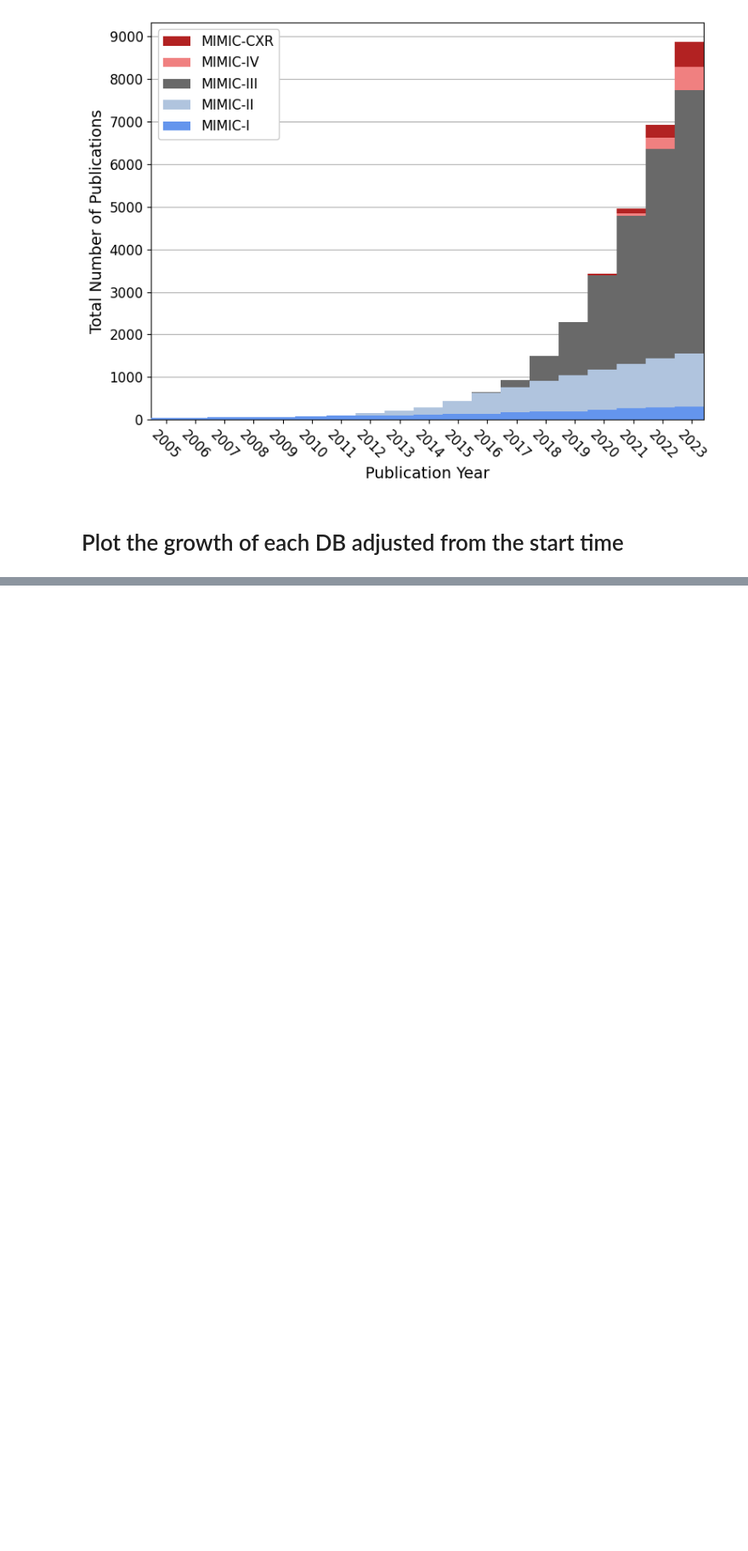
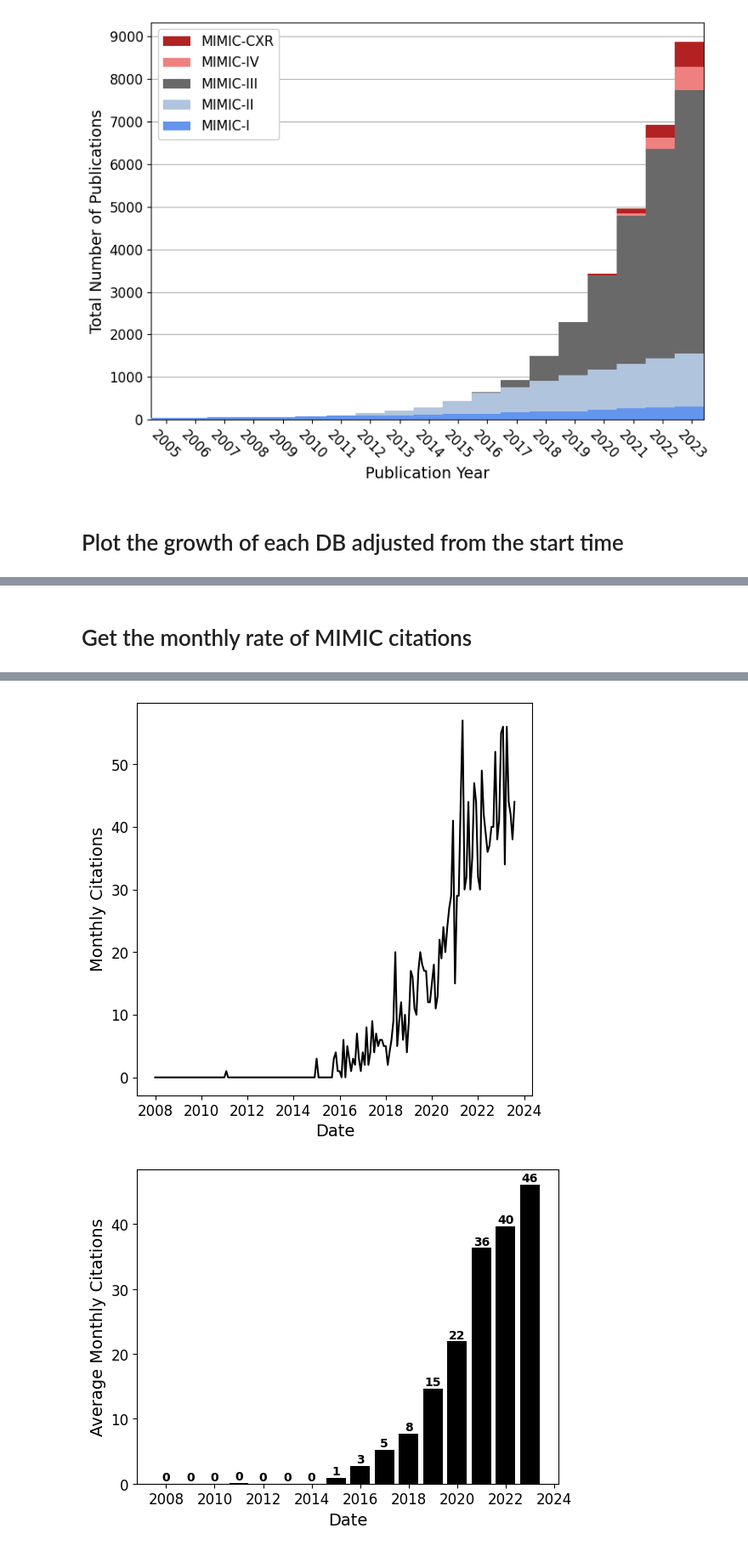
Before and after one commit to MIT-LCP/citation-tracker, a Jupyter notebook: mimic-citations.ipynb, the cells around one changed output, grey strips where cells are left out. Shown: that part at 85% size. Saved outputs shown, nothing was run; the diff lists cells and outputs as text; code cells hidden in the pictures; blank space fills up the shorter version.

```diff
--- a/mimic-citations.ipynb
+++ b/mimic-citations.ipynb
@@ -687,0 +870,67 @@ plt.show()
+# %% [markdown]
+# Get the monthly rate of MIMIC citations
+# %%
+all_monthly_counts = {}
+for db in MIMIC_citations.keys():
+    all_monthly_counts[db] = dict(Counter([(d.year,d.month) for d in MIMIC_citations[db]]))
+    # all_monthly_counts = sorted(Counter([(d.year,d.month) for d in MIMIC_citations[db]]).items(), key=lambda dd:dd[0][0])
+    # print(db, all_monthly_counts)
+
+# Find the average number of papers cited per month
+all_days = list(range(1,31+1))
+all_months = list(range(1,12+1))
+all_years = range(2008,2023+1)
+# citation_times = []
+# for y in all_years:
+#     for m in all_months:
+#         for d in all_days:
+#             try:
+#                 dd = datetime.datetime(y,m,d)
+#             except ValueError:
+#                 continue
+#             citation_times.append((y,m,d))
+citation_times = [(y,m) for y in all_years for m in all_months]
+
+total_monthly_citations = []
+average_monthly_citations = []
+for y,m in citation_times:
+    temp_monthly_citations = 0
+    for db in MIMIC_citations.keys():
+        try:
+            temp_monthly_citations += all_monthly_counts[db][(y,m)]
+        except KeyError:
+            temp_monthly_citations += 0
+    average_monthly_citations.append((y,temp_monthly_citations))
+    total_monthly_citations.append(temp_monthly_citations)
+
+buffer_months = 4
+average_monthly_citations = average_monthly_citations[:-buffer_months]
+total_monthly_citations = total_monthly_citations[:-buffer_months]
+
+average_monthly_citations = [np.mean([c for y,c in average_monthly_citations if y==yy]) for yy in all_years]
+print(np.array(list(zip(all_years, average_monthly_citations))).astype(int))
+
+plt.figure(figsize=(6,6))
+x_dates = [datetime.datetime(y,m,1) for y,m in citation_times]
+plt.plot(x_dates[:-buffer_months], total_monthly_citations, color='k')
+plt.xlabel('Date', fontsize=14)
+plt.ylabel('Monthly Citations', fontsize=14)
+# plt.legend(fontsize=12)
+# plt.yscale('log')
+ax = plt.gca()
+ax.tick_params(which='major', labelsize=12)
+plt.show()
+
+plt.figure()
+plt.bar(all_years, average_monthly_citations, color='k')
+ax = plt.gca()
+for yy,y in enumerate(all_years):
+    ax.text(y, average_monthly_citations[yy]+0.5, f'{average_monthly_citations[yy]:.0f}', horizontalalignment='center', color='k', fontweight='bold')
+plt.xlabel('Date', fontsize=14)
+plt.ylabel('Average Monthly Citations', fontsize=14)
+# plt.legend(fontsize=12)
+# plt.yscale('log')
+ax = plt.gca()
+ax.tick_params(which='major', labelsize=12)
+plt.show()
+# %% [output]
@@ -687,0 +953,2 @@ plt.show()
+[figure, added]
+[figure, added]
```
Also changed, not shown: parts of 15 cells of this notebook, 5 other files.
